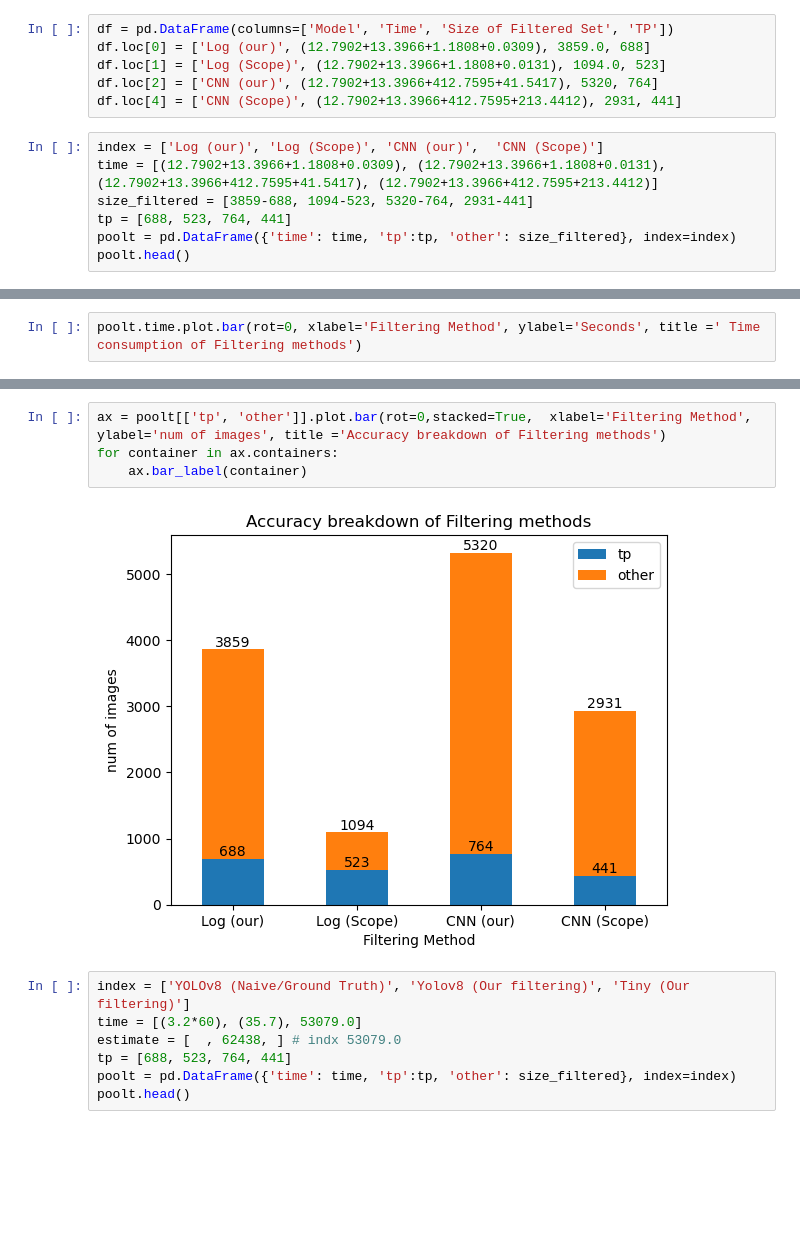
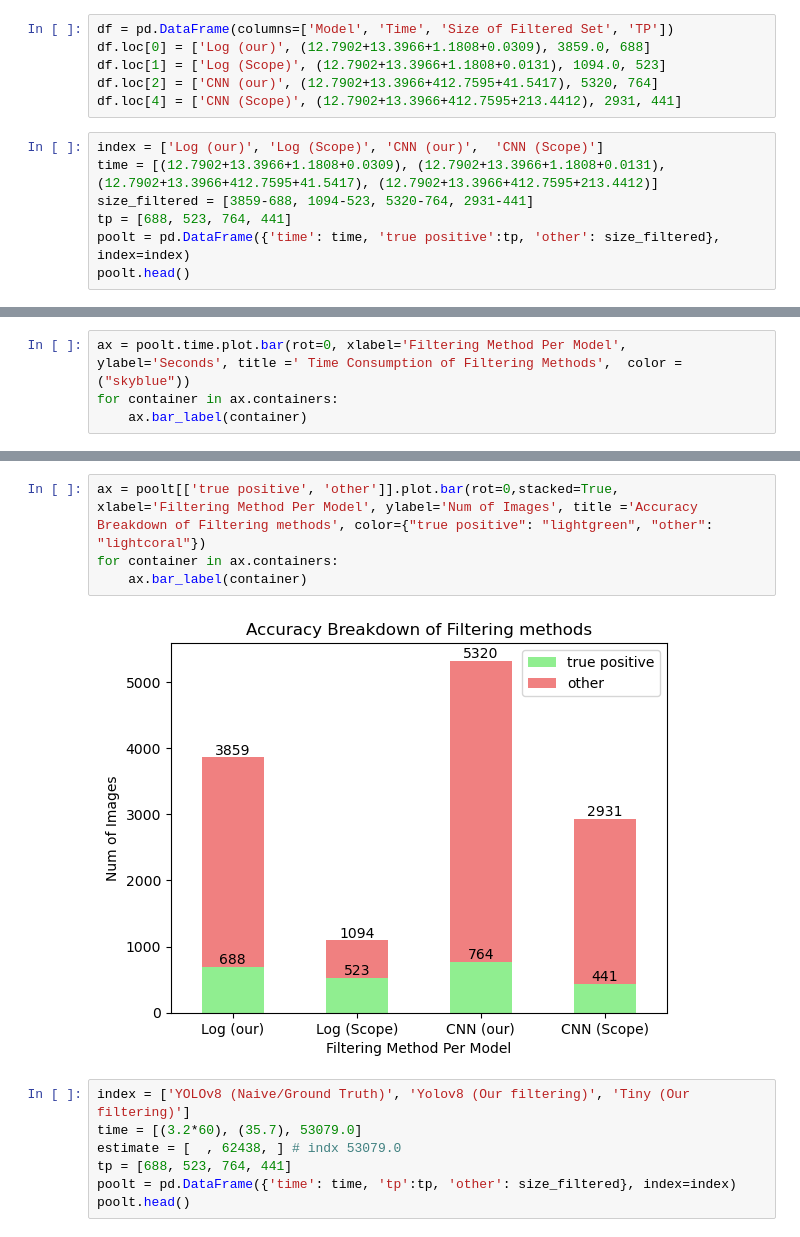
Before and after one commit to ridhaalkhabaz/Conver_SAT, a Jupyter notebook: visualizations.ipynb, the cells around one changed output, grey strips where cells are left out. Saved outputs shown, nothing was run; the diff lists cells and outputs as text; blank space fills up the shorter version.

```diff
--- a/visualizations.ipynb
+++ b/visualizations.ipynb
@@ -52,6 +55,6 @@ index = ['Log (our)', 'Log (Scope)', 'CNN (our)',  'CNN (Scope)']
 time = [(12.7902+13.3966+1.1808+0.0309), (12.7902+13.3966+1.1808+0.0131), (12.7902+13.3966+412.7595+41.5417), (12.7902+13.3966+412.7595+213.4412)]
 size_filtered = [3859-688, 1094-523, 5320-764, 2931-441]
 tp = [688, 523, 764, 441]
-poolt = pd.DataFrame({'time': time, 'tp':tp, 'other': size_filtered}, index=index)
+poolt = pd.DataFrame({'time': time, 'true positive':tp, 'other': size_filtered}, index=index)
 poolt.head()
 # %% [output]
@@ -63,3 +66,5 @@ poolt.head()
 # %%
-poolt.time.plot.bar(rot=0, xlabel='Filtering Method', ylabel='Seconds', title =' Time consumption of Filtering methods')
+ax = poolt.time.plot.bar(rot=0, xlabel='Filtering Method Per Model', ylabel='Seconds', title =' Time Consumption of Filtering Methods',  color =("skyblue"))
+for container in ax.containers:
+    ax.bar_label(container)
 # %% [output]
@@ -68,9 +72,9 @@ poolt.time.plot.bar(rot=0, xlabel='Filtering Method', ylabel='Seconds', title ='
 # %%
-ax = poolt[['tp', 'other']].plot.bar(rot=0,stacked=True,  xlabel='Filtering Method', ylabel='num of images', title ='Accuracy breakdown of Filtering methods')
+ax = poolt[['true positive', 'other']].plot.bar(rot=0,stacked=True,  xlabel='Filtering Method Per Model', ylabel='Num of Images', title ='Accuracy Breakdown of Filtering methods', color={"true positive": "lightgreen", "other": "lightcoral"})
 for container in ax.containers:
     ax.bar_label(container)
 # %% [output]
-[figure, old version]
+[figure, new version]
 # %%
 index = ['YOLOv8 (Naive/Ground Truth)', 'Yolov8 (Our filtering)', 'Tiny (Our filtering)']
 time = [(3.2*60), (35.7), 53079.0]
```
Also changed, not shown: parts of 3 cells of this notebook, 4 other files.
